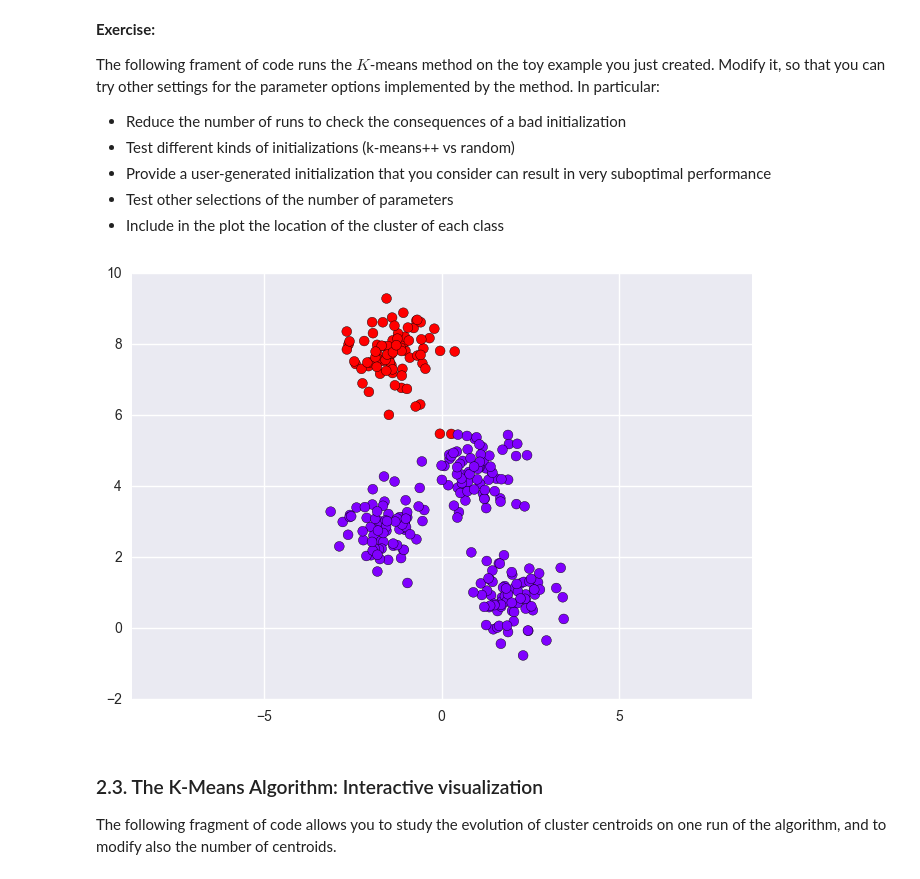
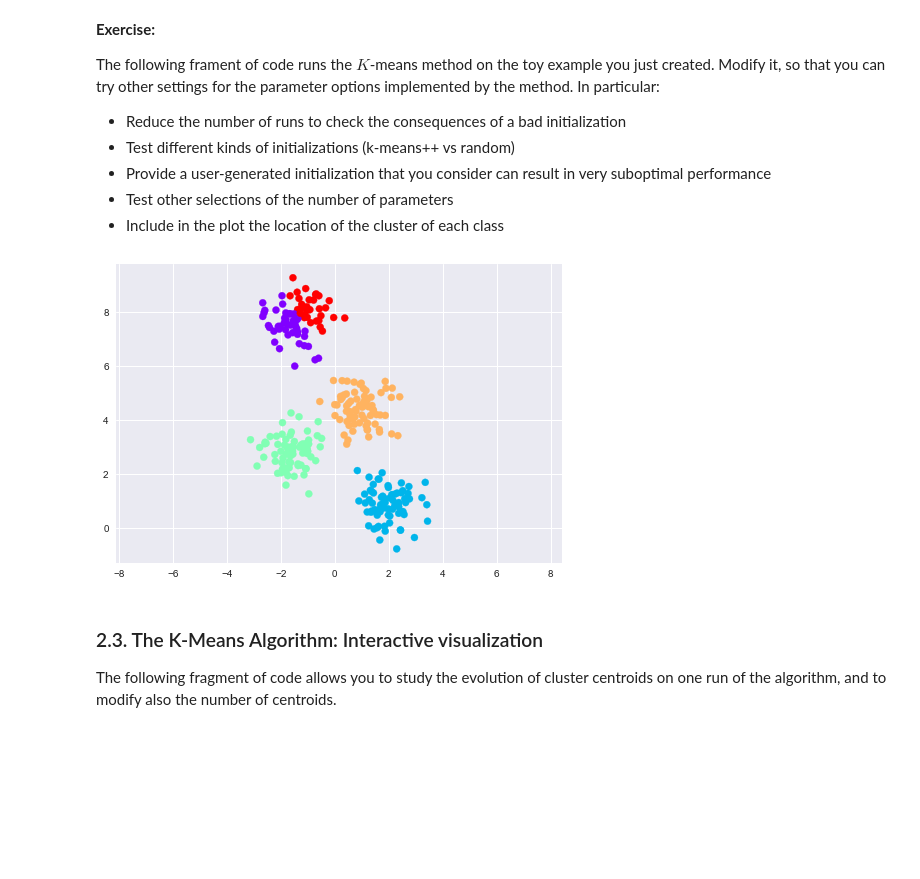
Before and after one commit to ML4DS/ML4all, a Jupyter notebook: U1.KMeans/KMeans.ipynb, the cells around one changed output. Drawn from its saved outputs; the diff is of its cells as text; code cells hidden in the pictures; blank space fills up the shorter version.

Commit message:
Updating clustering notebooks

```diff
--- a/U1.KMeans/KMeans.ipynb
+++ b/U1.KMeans/KMeans.ipynb
@@ -89,15 +123,14 @@ The following frament of code runs the $K$-means method on the toy example you j
    - Test other selections of the number of parameters
    - Include in the plot the location of the cluster of each class
 # %%
-from sklearn.cluster import KMeans
-est = KMeans(2)  # 4 clusters
+est = KMeans(5)  # 4 clusters
 est.fit(X)
 y_kmeans = est.predict(X)
 plt.scatter(X[:, 0], X[:, 1], c=y_kmeans, s=50, cmap='rainbow');
 plt.axis('equal')
 plt.show()
 # %% [output]
-[figure, old version]
+[figure, new version]
 # %% [markdown]
 ### 2.3. The K-Means Algorithm: Interactive visualization
 
```
Also changed, not shown: parts of 17 cells of this notebook, 11 other files.
